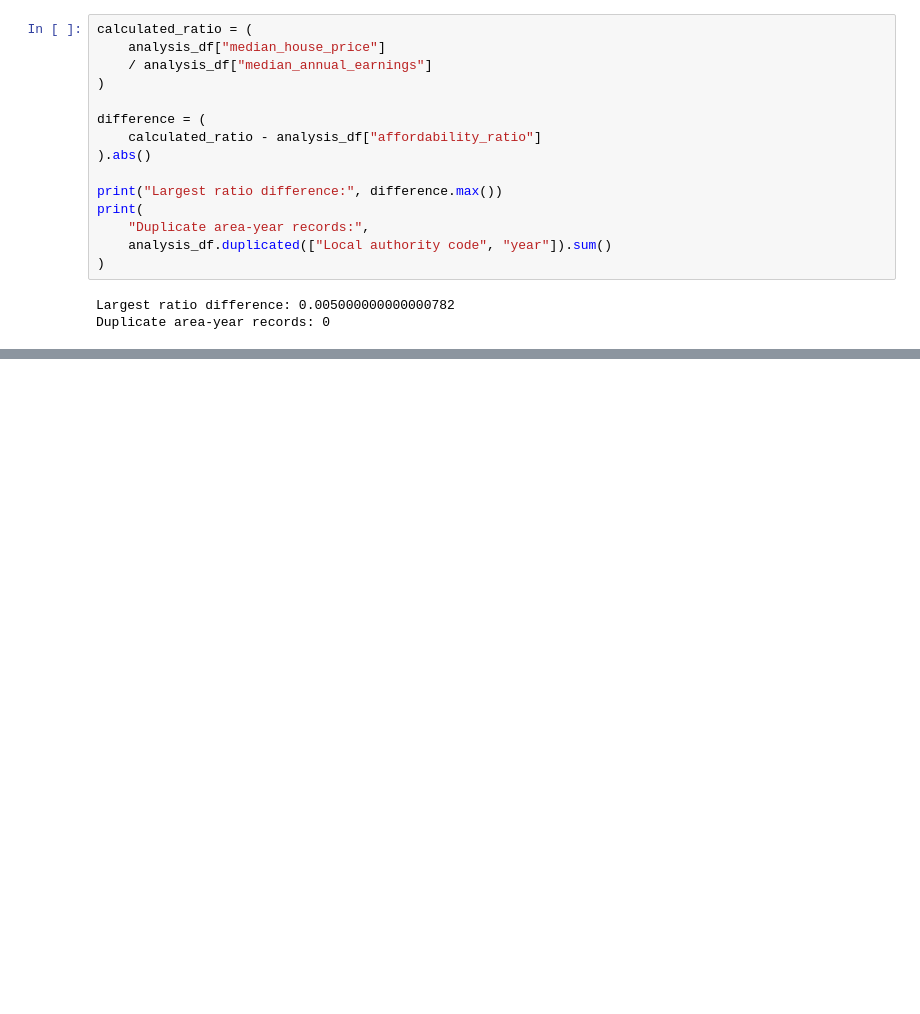
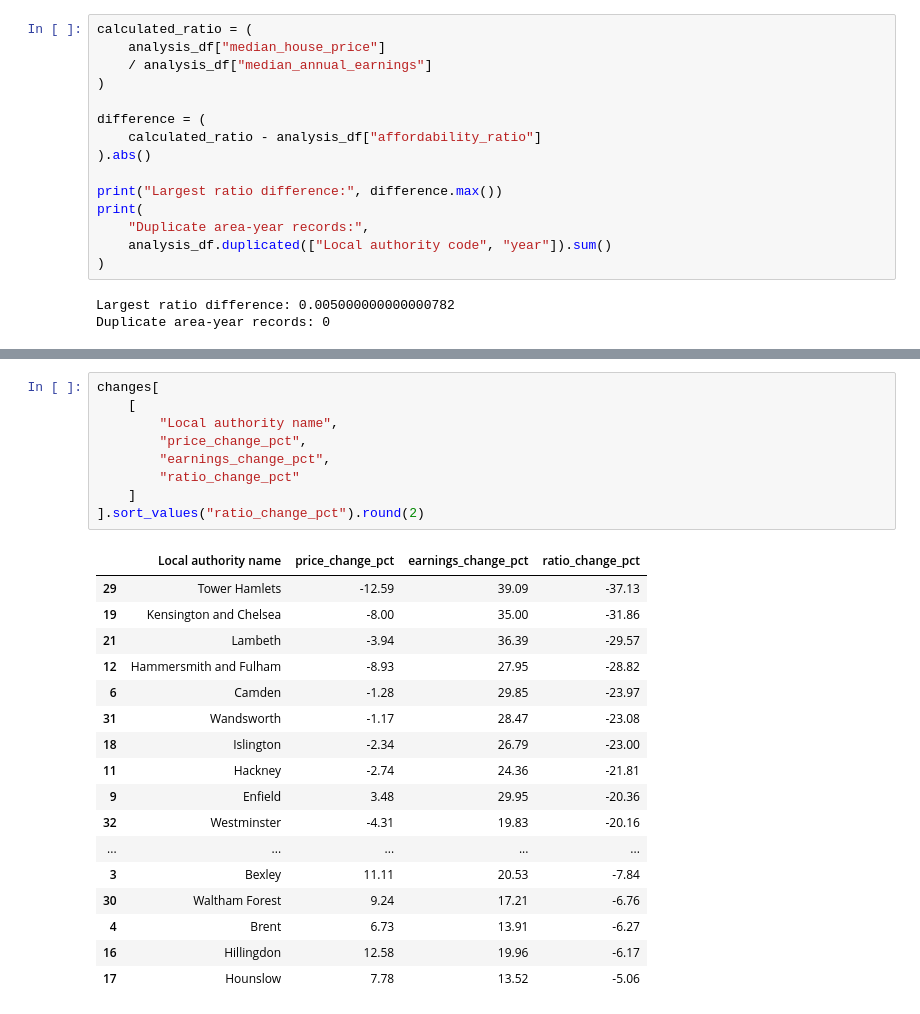
Before and after one commit to mayanaise/london-housing-affordability, a Jupyter notebook: london-housing-affordability.ipynb, the cells around one changed output, grey strips where cells are left out. Cells and saved outputs as stored; diff of their text form; blank space fills up the shorter version.

```diff
--- a/london-housing-affordability.ipynb
+++ b/london-housing-affordability.ipynb
@@ -400,0 +625,27 @@ Duplicate area-year records: 0
+# %%
+changes[
+    [
+        "Local authority name",
+        "price_change_pct",
+        "earnings_change_pct",
+        "ratio_change_pct"
+    ]
+].sort_values("ratio_change_pct").round(2)
+# %% [output]
+|  | Local authority name | price_change_pct | earnings_change_pct | ratio_change_pct |
+| 29 | Tower Hamlets | -12.59 | 39.09 | -37.13 |
+| 19 | Kensington and Chelsea | -8.00 | 35.00 | -31.86 |
+| 21 | Lambeth | -3.94 | 36.39 | -29.57 |
+| 12 | Hammersmith and Fulham | -8.93 | 27.95 | -28.82 |
+| 6 | Camden | -1.28 | 29.85 | -23.97 |
+| 31 | Wandsworth | -1.17 | 28.47 | -23.08 |
+| 18 | Islington | -2.34 | 26.79 | -23.00 |
+| 11 | Hackney | -2.74 | 24.36 | -21.81 |
+| 9 | Enfield | 3.48 | 29.95 | -20.36 |
+| 32 | Westminster | -4.31 | 19.83 | -20.16 |
+| ... | ... | ... | ... | ... |
+| 3 | Bexley | 11.11 | 20.53 | -7.84 |
+| 30 | Waltham Forest | 9.24 | 17.21 | -6.76 |
+| 4 | Brent | 6.73 | 13.91 | -6.27 |
+| 16 | Hillingdon | 12.58 | 19.96 | -6.17 |
+| 17 | Hounslow | 7.78 | 13.52 | -5.06 |
```
Also changed, not shown: parts of 9 cells of this notebook.
